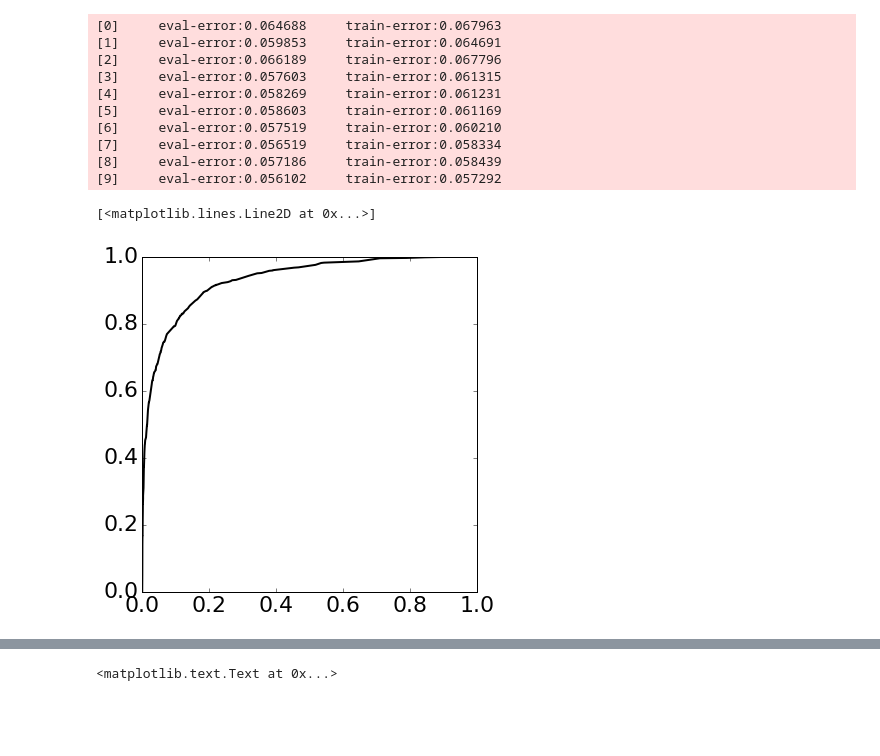
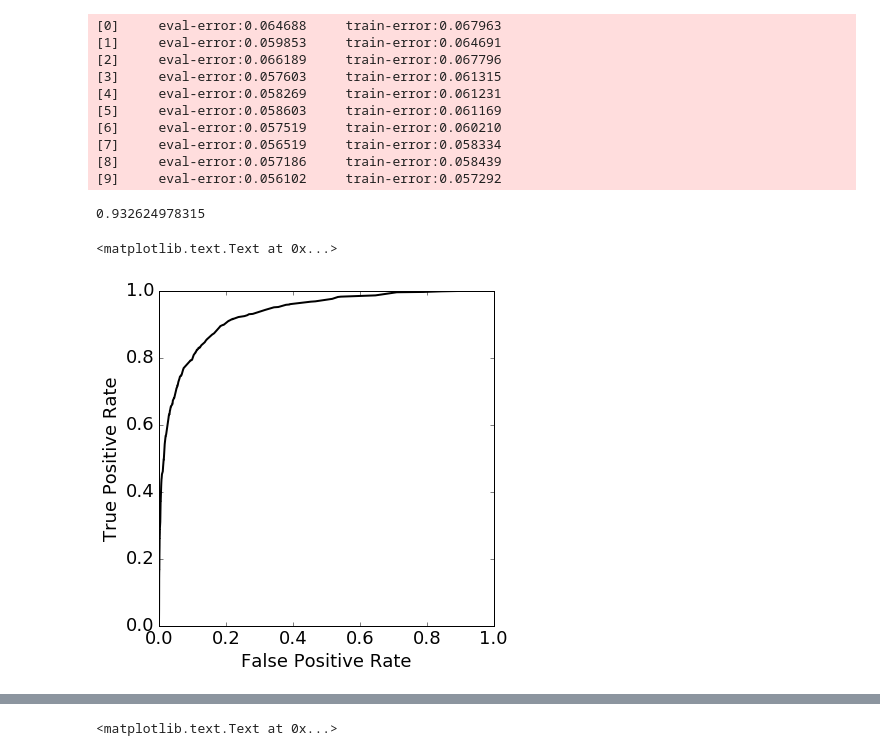
Before and after one commit to dekedor/AtRiskWiki, a Jupyter notebook: Modeling/InitialBoostedDecisionTree.ipynb, the cells around one changed output, grey strips where cells are left out. Saved outputs shown, nothing was run; the diff lists cells and outputs as text; code cells hidden in the pictures; blank space fills up the shorter version.

```diff
--- a/Modeling/InitialBoostedDecisionTree.ipynb
+++ b/Modeling/InitialBoostedDecisionTree.ipynb
@@ -20,9 +21,9 @@ page_ids = train_data['page_id']
 train_data = train_data.drop(nonDataCols,axis=1)
 features = train_data.columns
 # %%
-array = scipy.sparse.csr_matrix(train_data.values).toarray()
+X_array = scipy.sparse.csr_matrix(train_data.values).toarray()
 # %%
-X_train, X_test, y_train, y_test = train_test_split(array, classes, test_size=0.2)
+X_train, X_test, y_train, y_test = train_test_split(X_array, classes, test_size=0.2)
 # %%
 dtrain = xgb.DMatrix(X_train, label=y_train)
 dtest = xgb.DMatrix(X_test, label=y_test)
@@ -59,13 +60,18 @@ for i, t in enumerate(thresholds):
     fpr.append(sum((y_test == 0) * (ypredclass == 1))/sum(y_test == 0))
     if i > 0:
         auc = auc + (tpr[-1] + tpr[-2])/2. * (fpr[-1] - fpr[-2])
+print(auc)
+# %% [output]
+0.932624978315
 # %%
 fig = plt.figure(num=None, figsize=(6, 6), dpi=80, facecolor='w', edgecolor='k')
-mpl.rcParams.update({'font.size': 22})
+mpl.rcParams.update({'font.size': 18})
 plt.plot(fpr, tpr, 'k-', linewidth=2)
+plt.xlabel('False Positive Rate')
+plt.ylabel('True Positive Rate')
 # %% [output]
-[<matplotlib.lines.Line2D at 0x...>]
+<matplotlib.text.Text at 0x...>
-[figure, old version]
+[figure, new version]
 # %%
 # let's look at the effect of number of rounds of training
 test_rounds = np.unique(np.logspace(0, 2, 20, dtype=int))
```
Also changed, not shown: parts of 4 cells of this notebook.
